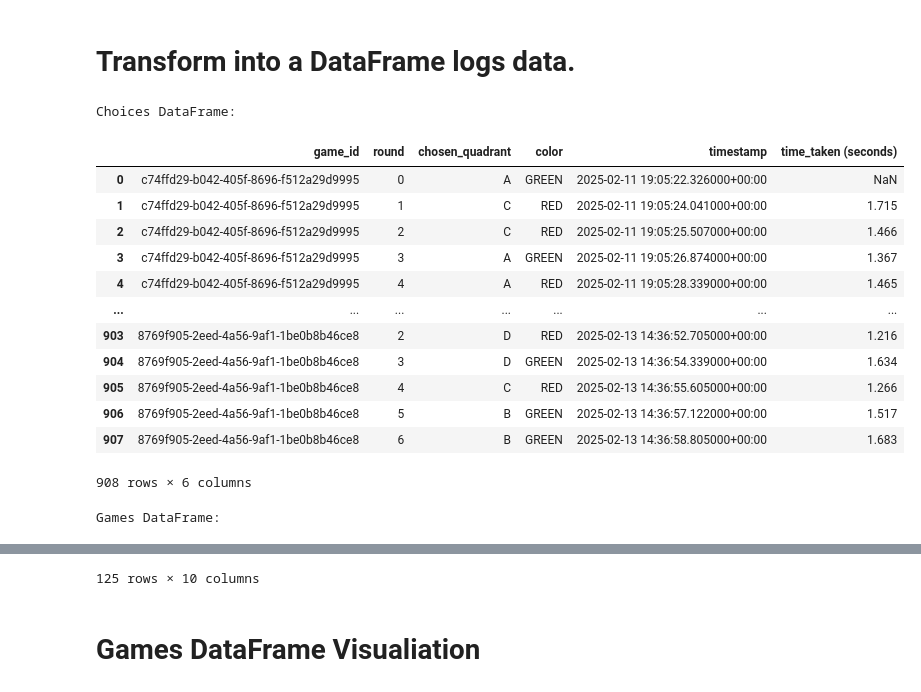
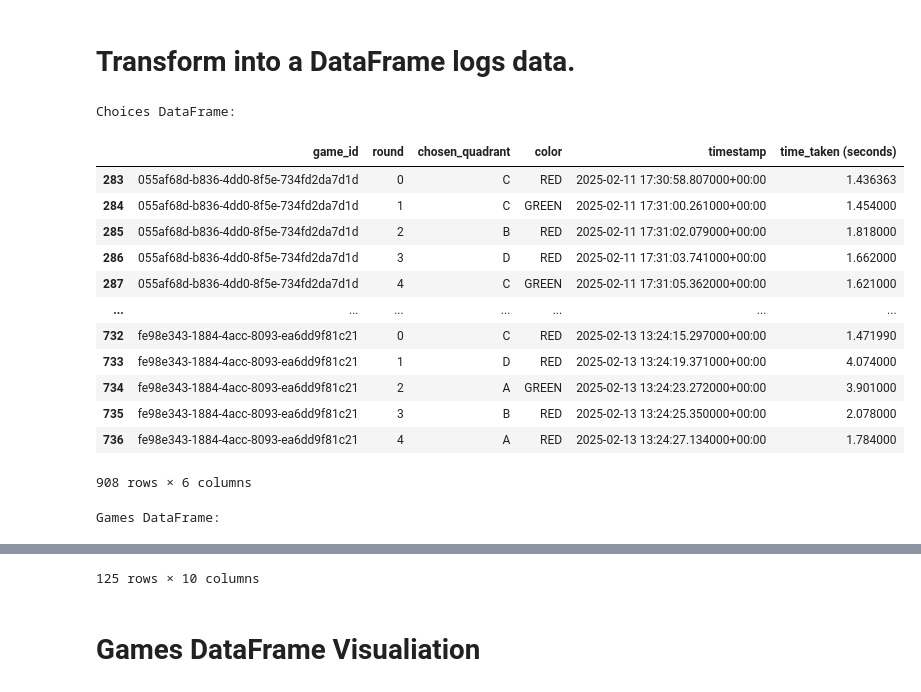
Before and after one commit to gguiomar/cog-schema, a Jupyter notebook: dataset/DataExplorer.ipynb, the cells around one changed output, grey strips where cells are left out. Drawn from its saved outputs; the diff is of its cells as text; code cells hidden in the pictures.

Commit message:
added time_taken field for choices dataframe to have the reasoning time between each round.

```diff
--- a/dataset/DataExplorer.ipynb
+++ b/dataset/DataExplorer.ipynb
@@ -82,48 +82,67 @@ for filename in os.listdir(LOGS_DIR):
             choices_data.append({
                 "game_id": game_id,
                 "round": round_num,
                 "quadrant": quadrant,
                 "cue_name": cue_name,
                 "color": color,
                 "timestamp": timestamp,
             })
 
 # Convert the lists to pandas DataFrames for further analysis.
 games_df = pd.DataFrame(games_data)
 choices_df = pd.DataFrame(choices_data)
 
 # Map quadrant values from [0, 1, 2, 3] to [A, B, C, D].
 quadrant_mapping = {0: "A", 1: "B", 2: "C", 3: "D"}
 games_df["chosen_quadrant"] = games_df["chosen_quadrant"].map(quadrant_mapping)
 games_df["biased_quadrant"] = games_df["biased_quadrant"].map(quadrant_mapping)
 
-print("Choices DataFrame:")
-# Calculate time difference between rounds for each game_id in seconds.
-choices_df['time_taken (seconds)'] = choices_df.sort_values(by=['game_id', 'round']).groupby('game_id')['timestamp'].diff().dt.total_seconds()
+# First, ensure that your 'timestamp' and 'start_time' columns are in datetime format,
+# if they are not already:
+choices_df['timestamp'] = pd.to_datetime(choices_df['timestamp'])
+games_df['start_time'] = pd.to_datetime(games_df['start_time'])
+
+# Sort values and compute time differences per game_id
+choices_df = choices_df.sort_values(by=['game_id', 'round'])
+choices_df['time_taken (seconds)'] = choices_df.groupby('game_id')['timestamp'].diff()
+
+# For rows where round is 0 (first round), compute the difference from the game's start_time.
+game_start_time_map = games_df.set_index('game_id')['start_time']
+zero_round_mask = choices_df['round'] == 0
+choices_df.loc[zero_round_mask, 'time_taken (seconds)'] = (
+    choices_df.loc[zero_round_mask, 'timestamp'] -
+    choices_df.loc[zero_round_mask, 'game_id'].map(game_start_time_map)
+)
+
+# Convert the resulting timedelta values to seconds.
+choices_df['time_taken (seconds)'] = choices_df['time_taken (seconds)'].dt.total_seconds()
+
+# Continue with renaming and dropping columns.
 choices_df.rename(columns={'cue_name': 'chosen_quadrant'}, inplace=True)
 choices_df.drop(columns=['quadrant'], inplace=True)
 
+print("Choices DataFrame:")
 display(choices_df)
 
-# Drop and rename columns as needed.
+# Now, update the games_df as needed.
 games_df.rename(columns={'cue_name': 'quadrant'}, inplace=True)
 
 print("Games DataFrame:")
 display(games_df.sort_values(by="total_duration", ascending=False))
 # %% [output]
 Choices DataFrame:
 |  | game_id | round | chosen_quadrant | color | timestamp | time_taken (seconds) |
-| 0 | c74ffd29-b042-405f-8696-f512a29d9995 | 0 | A | GREEN | 2025-02-11 19:05:22.326000+00:00 | NaN |
-| 1 | c74ffd29-b042-405f-8696-f512a29d9995 | 1 | C | RED | 2025-02-11 19:05:24.041000+00:00 | 1.715 |
-| 2 | c74ffd29-b042-405f-8696-f512a29d9995 | 2 | C | RED | 2025-02-11 19:05:25.507000+00:00 | 1.466 |
-| 3 | c74ffd29-b042-405f-8696-f512a29d9995 | 3 | A | GREEN | 2025-02-11 19:05:26.874000+00:00 | 1.367 |
-| 4 | c74ffd29-b042-405f-8696-f512a29d9995 | 4 | A | RED | 2025-02-11 19:05:28.339000+00:00 | 1.465 |
+| 283 | 055af68d-b836-4dd0-8f5e-734fd2da7d1d | 0 | C | RED | 2025-02-11 17:30:58.807000+00:00 | 1.436363 |
+| 284 | 055af68d-b836-4dd0-8f5e-734fd2da7d1d | 1 | C | GREEN | 2025-02-11 17:31:00.261000+00:00 | 1.454000 |
+| 285 | 055af68d-b836-4dd0-8f5e-734fd2da7d1d | 2 | B | RED | 2025-02-11 17:31:02.079000+00:00 | 1.818000 |
+| 286 | 055af68d-b836-4dd0-8f5e-734fd2da7d1d | 3 | D | RED | 2025-02-11 17:31:03.741000+00:00 | 1.662000 |
+| 287 | 055af68d-b836-4dd0-8f5e-734fd2da7d1d | 4 | C | GREEN | 2025-02-11 17:31:05.362000+00:00 | 1.621000 |
 | ... | ... | ... | ... | ... | ... | ... |
-| 903 | 8769f905-2eed-4a56-9af1-1be0b8b46ce8 | 2 | D | RED | 2025-02-13 14:36:52.705000+00:00 | 1.216 |
-| 904 | 8769f905-2eed-4a56-9af1-1be0b8b46ce8 | 3 | D | GREEN | 2025-02-13 14:36:54.339000+00:00 | 1.634 |
-| 905 | 8769f905-2eed-4a56-9af1-1be0b8b46ce8 | 4 | C | RED | 2025-02-13 14:36:55.605000+00:00 | 1.266 |
-| 906 | 8769f905-2eed-4a56-9af1-1be0b8b46ce8 | 5 | B | GREEN | 2025-02-13 14:36:57.122000+00:00 | 1.517 |
-| 907 | 8769f905-2eed-4a56-9af1-1be0b8b46ce8 | 6 | B | GREEN | 2025-02-13 14:36:58.805000+00:00 | 1.683 |
+| 732 | fe98e343-1884-4acc-8093-ea6dd9f81c21 | 0 | C | RED | 2025-02-13 13:24:15.297000+00:00 | 1.471990 |
+| 733 | fe98e343-1884-4acc-8093-ea6dd9f81c21 | 1 | D | RED | 2025-02-13 13:24:19.371000+00:00 | 4.074000 |
+| 734 | fe98e343-1884-4acc-8093-ea6dd9f81c21 | 2 | A | GREEN | 2025-02-13 13:24:23.272000+00:00 | 3.901000 |
+| 735 | fe98e343-1884-4acc-8093-ea6dd9f81c21 | 3 | B | RED | 2025-02-13 13:24:25.350000+00:00 | 2.078000 |
+| 736 | fe98e343-1884-4acc-8093-ea6dd9f81c21 | 4 | A | RED | 2025-02-13 13:24:27.134000+00:00 | 1.784000 |
 908 rows × 6 columns
 Games DataFrame:
 |  | game_id | start_time | completion_time | total_duration | success | chosen_quadrant | correct | score | ... |
```
Also changed, not shown: parts of 2 cells of this notebook.
